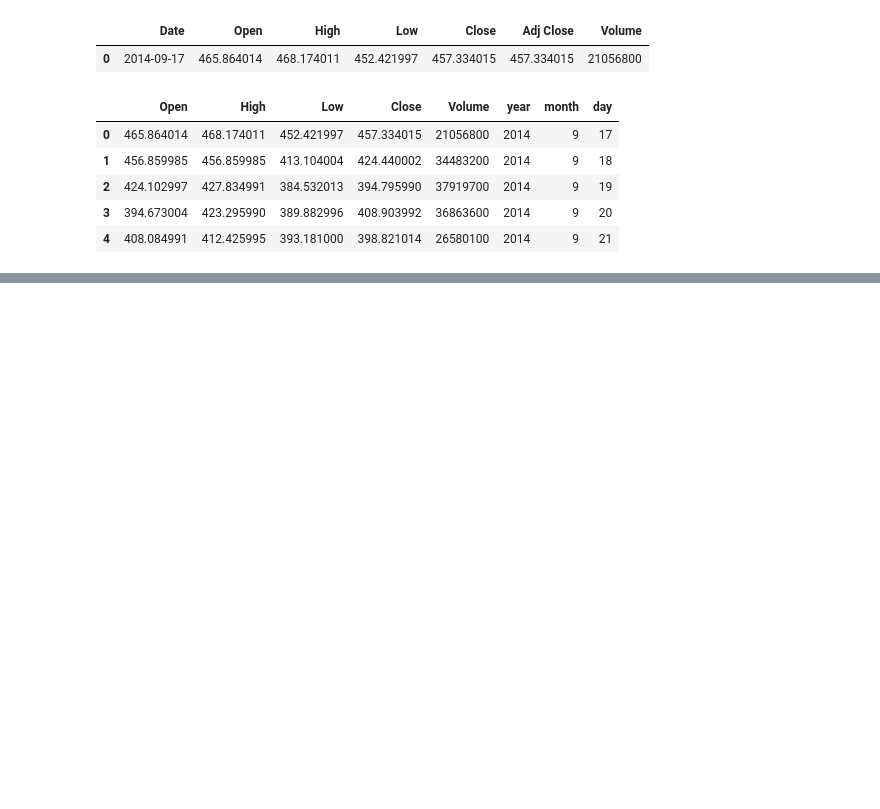
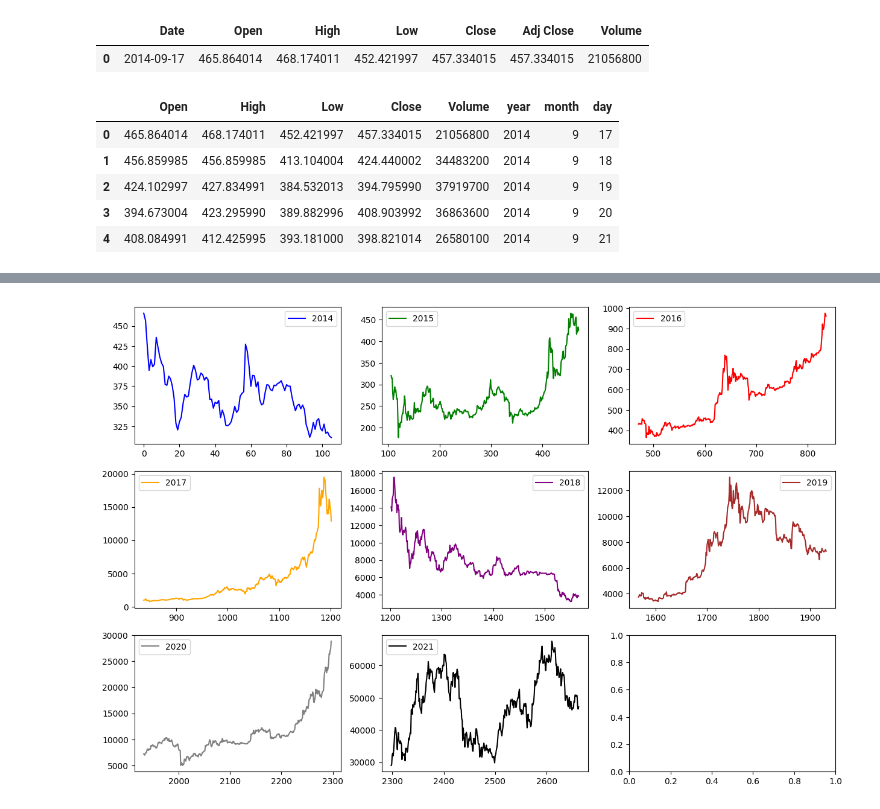
Before and after one commit to saaaaaaaaaaaaaad56/bitcoin-price-prediction, a Jupyter notebook: code.ipynb, the cells around one changed output, grey strips where cells are left out. Saved outputs shown, nothing was run; the diff lists cells and outputs as text; code cells hidden in the pictures; blank space fills up the shorter version.

```diff
--- a/code.ipynb
+++ b/code.ipynb
@@ -46,0 +58,21 @@ df.head()
+# %%
+fig , ax = plt.subplots(nrows=3,ncols=3,figsize=(15,10))
+ax[0][0].plot(df[df['year'] == 2014]['Open'], label='2014',color='blue')
+ax[0][0].legend()
+ax[0][1].plot(df[df['year'] == 2015]['Open'], label='2015',color='green')
+ax[0][1].legend()
+ax[0][2].plot(df[df['year'] == 2016]['Open'], label='2016',color='red')
+ax[0][2].legend()
+ax[1][0].plot(df[df['year'] == 2017]['Open'], label='2017',color='orange')
+ax[1][0].legend()
+ax[1][1].plot(df[df['year'] == 2018]['Open'], label='2018',color='purple')
+ax[1][1].legend()
+ax[1][2].plot(df[df['year'] == 2019]['Open'], label='2019',color='brown')
+ax[1][2].legend()
+ax[2][0].plot(df[df['year'] == 2020]['Open'], label='2020',color='gray')
+ax[2][0].legend()
+ax[2][1].plot(df[df['year'] == 2021]['Open'], label='2021',color='black')
+ax[2][1].legend()
+plt.show()
+# %% [output]
+[figure, added]
```
Also changed, not shown: parts of 4 cells of this notebook.
